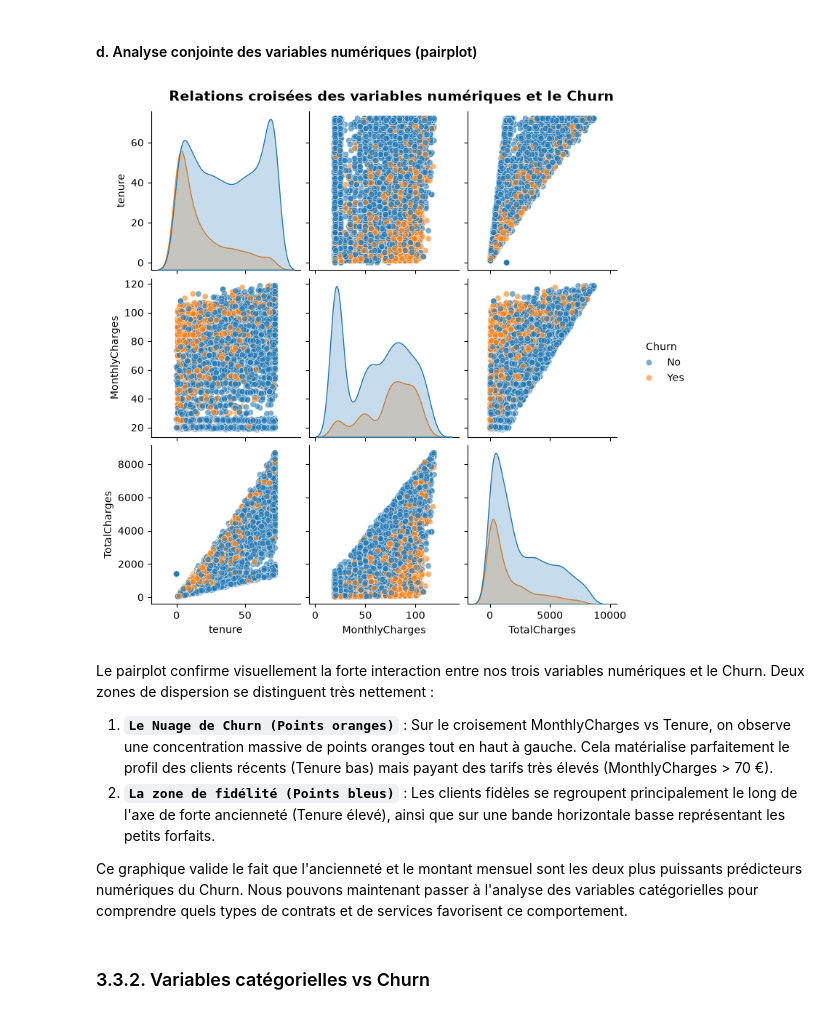
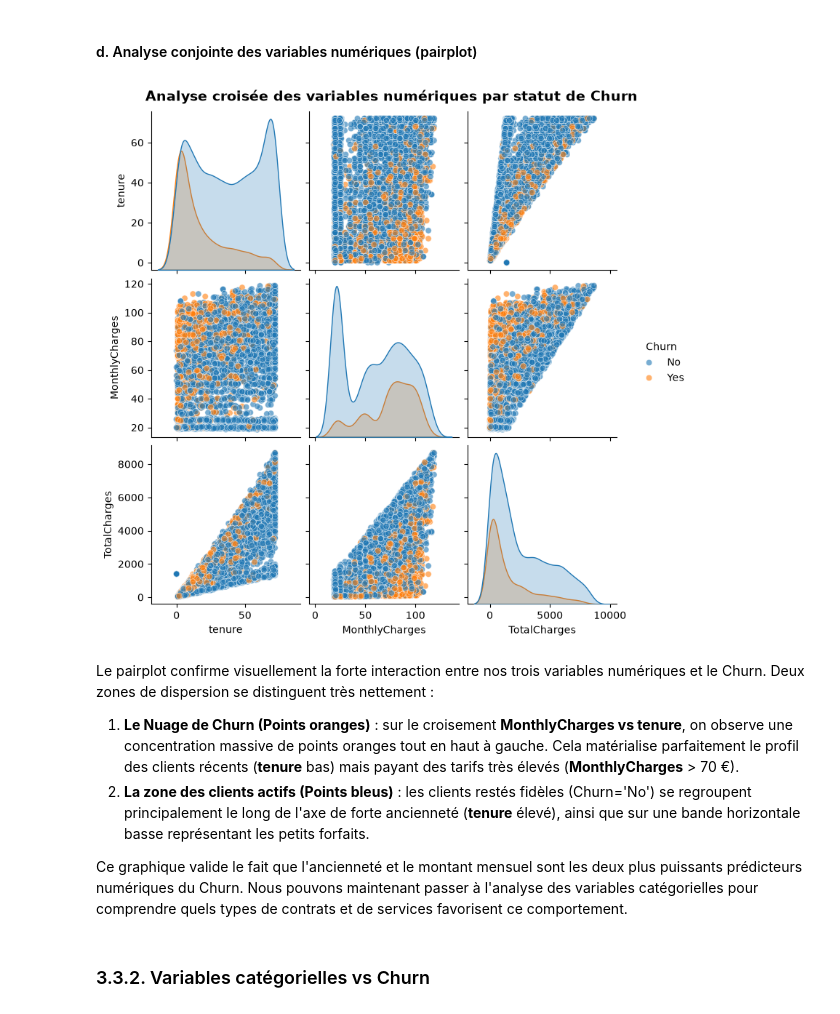
Before and after one commit to ncherfi-lab/Scoring-de-churn-client, a Jupyter notebook: notebooks/01_setup_repo_et_eda.ipynb, the cells around one changed output. Cells and saved outputs as stored; diff of their text form; code cells hidden in the pictures.

```diff
--- a/notebooks/01_setup_repo_et_eda.ipynb
+++ b/notebooks/01_setup_repo_et_eda.ipynb
@@ -506,18 +504,19 @@ Une proportion écrasante de clients qui quittent l'opérateur le font au cours
 # %%
 # On rassemble X_train et y_train temporairement pour le graphique
 df_pairplot = X_train[['tenure', 'MonthlyCharges', 'TotalCharges']].copy()
 df_pairplot['Churn'] = y_train
 
 im = sns.pairplot(df_pairplot, hue='Churn', vars=['tenure', 'MonthlyCharges', 'TotalCharges'], plot_kws={'alpha': 0.6})
-im.fig.suptitle("Relations croisées des variables numériques et le Churn", y=1.02, fontsize=14, fontweight='bold')
+im.fig.suptitle("Analyse croisée des variables numériques par statut de Churn", y=1.02, fontsize=14, fontweight='bold')
 plt.savefig(f"../reports/figures/pairplot_numvar.png", dpi=300, bbox_inches="tight")
 plt.show()
 # %% [output]
-[figure, old version]
+[figure, new version]
 # %% [markdown]
 Le pairplot confirme visuellement la forte interaction entre nos trois variables numériques et le Churn. Deux zones de dispersion se distinguent très nettement :
-1. **`Le Nuage de Churn (Points oranges)`** : Sur le croisement MonthlyCharges vs Tenure, on observe une concentration massive de points oranges tout en haut à gauche. Cela matérialise parfaitement le profil des clients récents (Tenure bas) mais payant des tarifs très élevés (MonthlyCharges > 70 €).
-2. **`La zone de fidélité (Points bleus)`** : Les clients fidèles se regroupent principalement le long de l'axe de forte ancienneté (Tenure élevé), ainsi que sur une bande horizontale basse représentant les petits forfaits.
+
+1. **Le Nuage de Churn (Points oranges)** : sur le croisement **MonthlyCharges vs tenure**, on observe une concentration massive de points oranges tout en haut à gauche. Cela matérialise parfaitement le profil des clients récents (**tenure** bas) mais payant des tarifs très élevés (**MonthlyCharges** > 70 €).
+2. **La zone des clients actifs (Points bleus)** : les clients restés fidèles (Churn='No') se regroupent principalement le long de l'axe de forte ancienneté (**tenure** élevé), ainsi que sur une bande horizontale basse représentant les petits forfaits.
 
 Ce graphique valide le fait que l'ancienneté et le montant mensuel sont les deux plus puissants prédicteurs numériques du Churn. Nous pouvons maintenant passer à l'analyse des variables catégorielles pour comprendre quels types de contrats et de services favorisent ce comportement.
 # %% [markdown]
```
Also changed, not shown: parts of 14 cells of this notebook, 17 other files.
